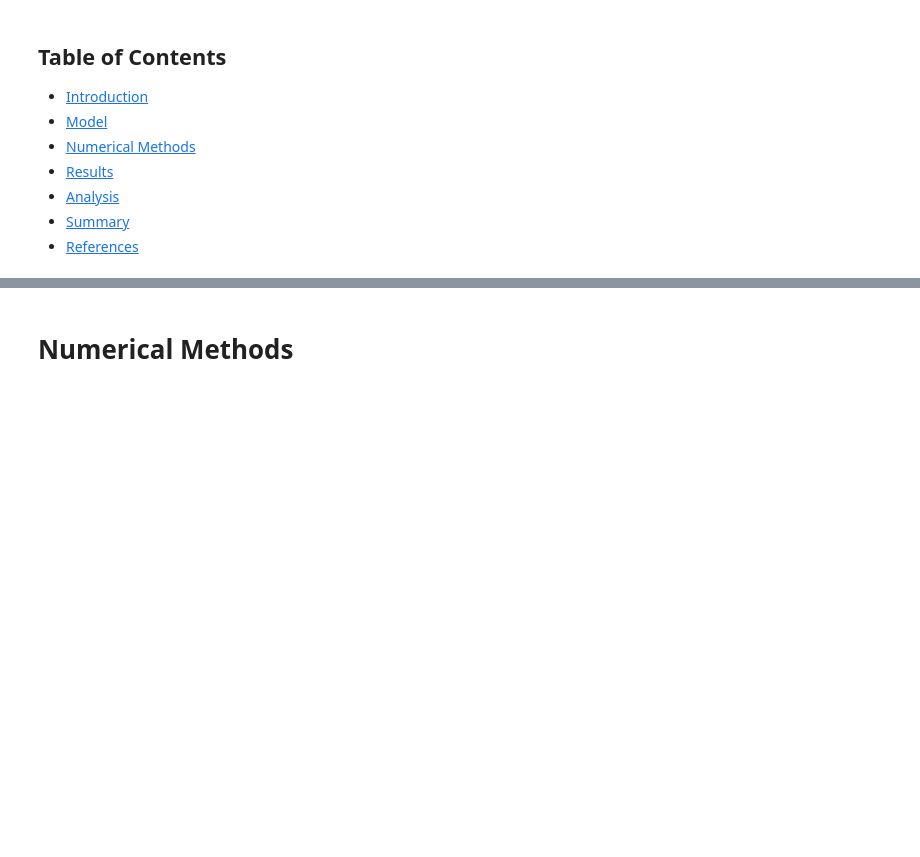
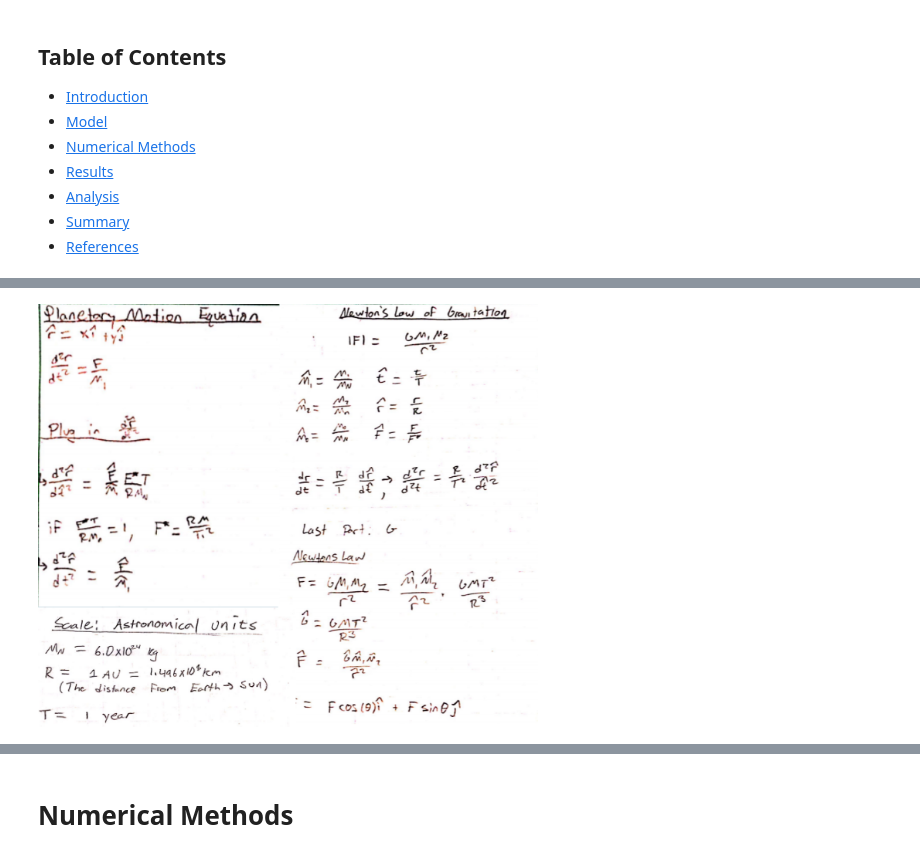
Before and after one commit to simonfields/Final_Project, a Jupyter notebook: Final_Project.ipynb, the cells around one changed output, grey strips where cells are left out. Cells and saved outputs as stored; diff of their text form; code cells hidden in the pictures; blank space fills up the shorter version.

```diff
--- a/Final_Project.ipynb
+++ b/Final_Project.ipynb
@@ -26 +59,5 @@ One consequence of the equilibrium that exists at L4 and L5 are the congregation
+# %%
+Image(filename = PATH + "comp_model.png", width=500, height=500)
+# %% [output]
+[figure, added]
 # %% [markdown]
```
Also changed, not shown: parts of 38 cells of this notebook, 6 other files.
